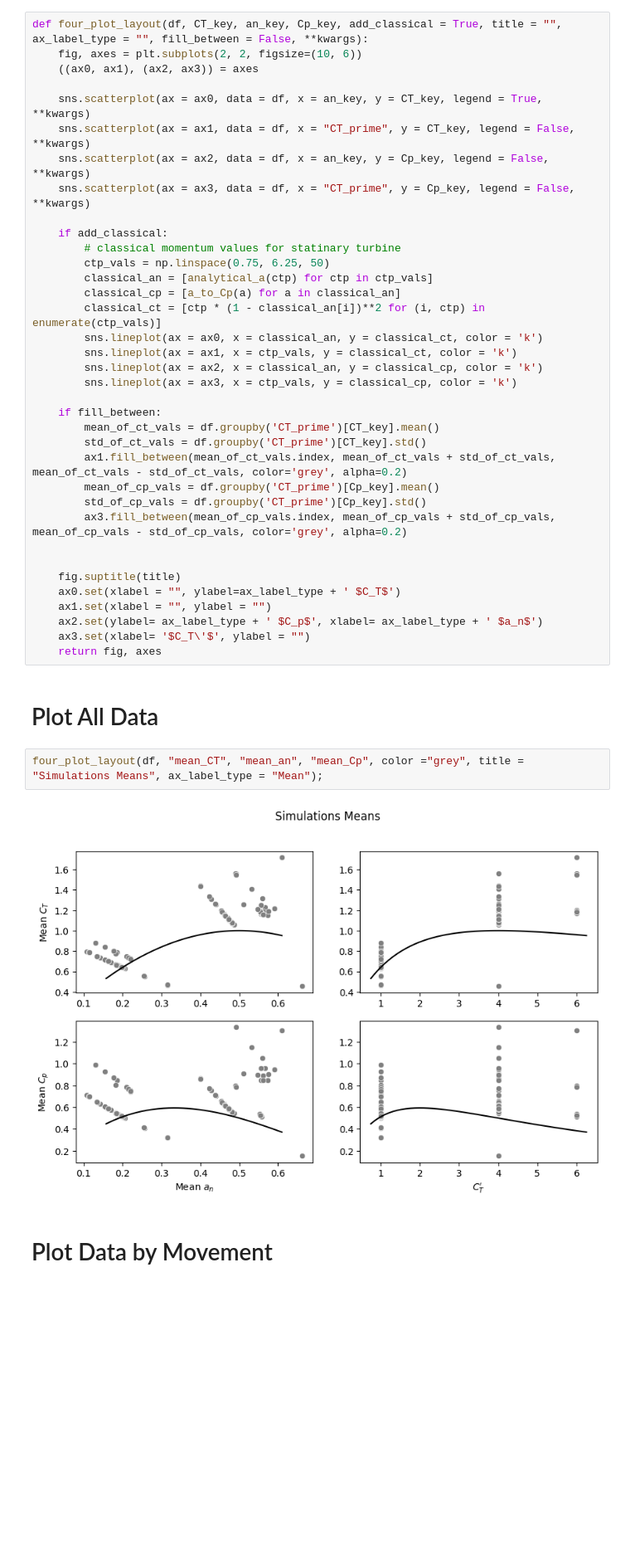
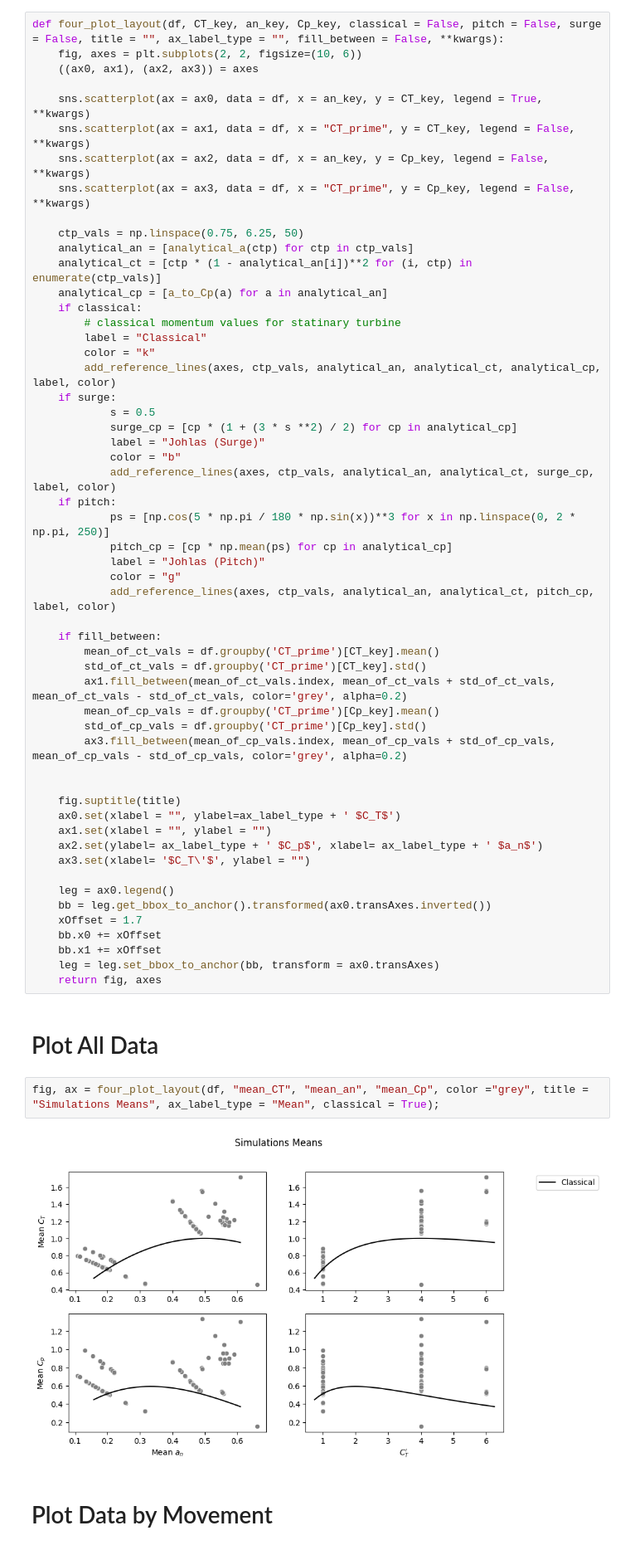
Before and after one commit to skygering/SimsPadeOps, a Jupyter notebook: analysis/target_grid_search.ipynb, the cells around one changed output. Shown at 83% size. Cells and saved outputs as stored; diff of their text form; blank space fills up the shorter version.

```diff
--- a/analysis/target_grid_search.ipynb
+++ b/analysis/target_grid_search.ipynb
@@ -78,5 +86,5 @@ def a_to_Cp(a, alg = "classical"):
 # %%
-def four_plot_layout(df, CT_key, an_key, Cp_key, add_classical = True, title = "", ax_label_type = "", fill_between = False, **kwargs):
+def four_plot_layout(df, CT_key, an_key, Cp_key, classical = False, pitch = False, surge = False, title = "", ax_label_type = "", fill_between = False, **kwargs):
     fig, axes = plt.subplots(2, 2, figsize=(10, 6))
     ((ax0, ax1), (ax2, ax3)) = axes
 
@@ -85,16 +93,27 @@ def four_plot_layout(df, CT_key, an_key, Cp_key, add_classical = True, title = "
     sns.scatterplot(ax = ax2, data = df, x = an_key, y = Cp_key, legend = False, **kwargs)
     sns.scatterplot(ax = ax3, data = df, x = "CT_prime", y = Cp_key, legend = False, **kwargs)
 
-    if add_classical:
+    ctp_vals = np.linspace(0.75, 6.25, 50)
+    analytical_an = [analytical_a(ctp) for ctp in ctp_vals]
+    analytical_ct = [ctp * (1 - analytical_an[i])**2 for (i, ctp) in enumerate(ctp_vals)]
+    analytical_cp = [a_to_Cp(a) for a in analytical_an]
+    if classical:
         # classical momentum values for statinary turbine
-        ctp_vals = np.linspace(0.75, 6.25, 50)
-        classical_an = [analytical_a(ctp) for ctp in ctp_vals]
-        classical_cp = [a_to_Cp(a) for a in classical_an]
-        classical_ct = [ctp * (1 - classical_an[i])**2 for (i, ctp) in enumerate(ctp_vals)]
-        sns.lineplot(ax = ax0, x = classical_an, y = classical_ct, color = 'k')
-        sns.lineplot(ax = ax1, x = ctp_vals, y = classical_ct, color = 'k')
-        sns.lineplot(ax = ax2, x = classical_an, y = classical_cp, color = 'k')
-        sns.lineplot(ax = ax3, x = ctp_vals, y = classical_cp, color = 'k')
+        label = "Classical"
+        color = "k"
+        add_reference_lines(axes, ctp_vals, analytical_an, analytical_ct, analytical_cp, label, color)
+    if surge:
+            s = 0.5
+            surge_cp = [cp * (1 + (3 * s **2) / 2) for cp in analytical_cp]
+            label = "Johlas (Surge)"
+            color = "b"
+            add_reference_lines(axes, ctp_vals, analytical_an, analytical_ct, surge_cp, label, color)
+    if pitch:
+            ps = [np.cos(5 * np.pi / 180 * np.sin(x))**3 for x in np.linspace(0, 2 * np.pi, 250)]
+            pitch_cp = [cp * np.mean(ps) for cp in analytical_cp]
+            label = "Johlas (Pitch)"
+            color = "g"
+            add_reference_lines(axes, ctp_vals, analytical_an, analytical_ct, pitch_cp, label, color)
 
     if fill_between:
         mean_of_ct_vals = df.groupby('CT_prime')[CT_key].mean()
@@ -110,13 +129,20 @@ def four_plot_layout(df, CT_key, an_key, Cp_key, add_classical = True, title = "
     ax1.set(xlabel = "", ylabel = "")
     ax2.set(ylabel= ax_label_type + ' $C_p$', xlabel= ax_label_type + ' $a_n$')
     ax3.set(xlabel= '$C_T\'$', ylabel = "")
+
+    leg = ax0.legend()
+    bb = leg.get_bbox_to_anchor().transformed(ax0.transAxes.inverted())
+    xOffset = 1.7
+    bb.x0 += xOffset
+    bb.x1 += xOffset
+    leg = leg.set_bbox_to_anchor(bb, transform = ax0.transAxes)
     return fig, axes
 # %% [markdown]
 # Plot All Data
 # %%
-four_plot_layout(df, "mean_CT", "mean_an", "mean_Cp", color ="grey", title = "Simulations Means", ax_label_type = "Mean");
+fig, ax = four_plot_layout(df, "mean_CT", "mean_an", "mean_Cp", color ="grey", title = "Simulations Means", ax_label_type = "Mean", classical = True);
 # %% [output]
-[figure, old version]
+[figure, new version]
 # %% [markdown]
 # Plot Data by Movement
 # %%
```
Also changed, not shown: parts of 41 cells of this notebook.
